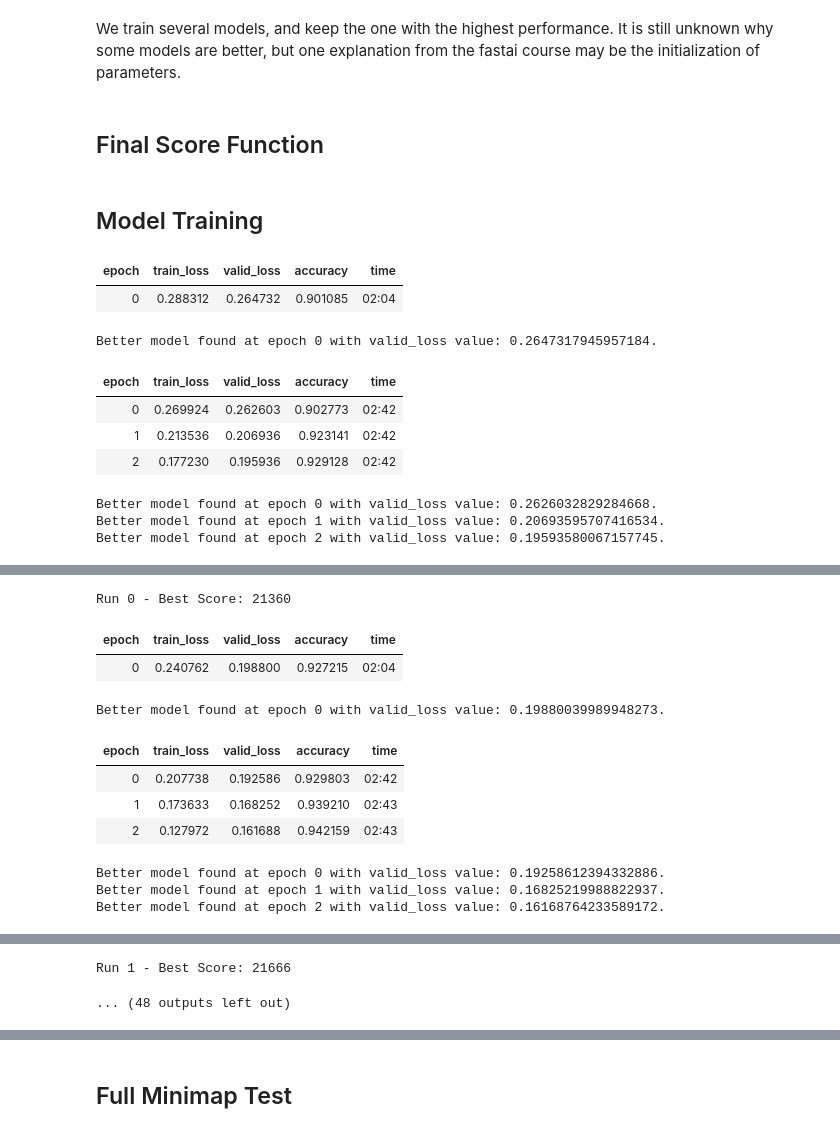
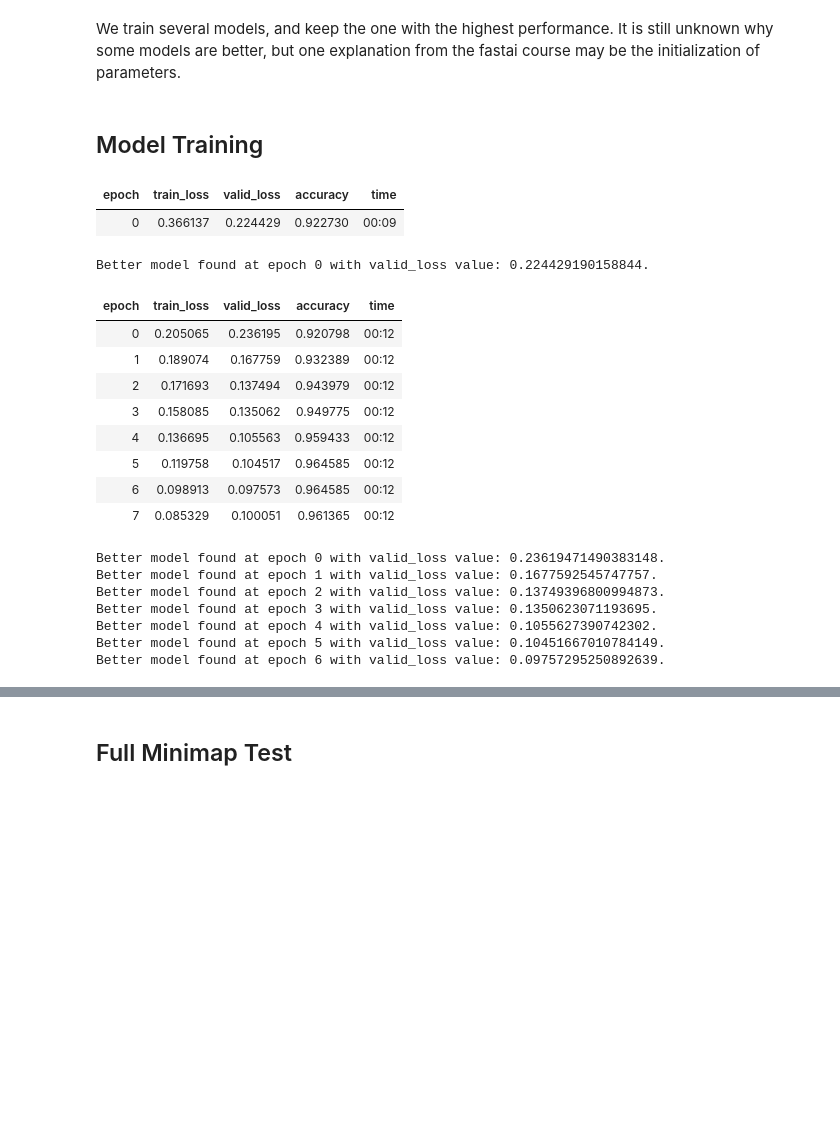
Before and after one commit to isaacshannon/lol-notebooks, a Jupyter notebook: nb_locator.ipynb, the cells around one changed output, grey strips where cells are left out. Cells and saved outputs as stored; diff of their text form; code cells hidden in the pictures; blank space fills up the shorter version.

```diff
--- a/nb_locator.ipynb
+++ b/nb_locator.ipynb
@@ -58,8 +116,8 @@ for d in data_directories:
 # %% [markdown]
 Collect the 30x30 images which were split from in-game mini-maps. The model predicts if a player is present in the center 10x10 pixels, the extra image around the center 10x10 gives more context for the model's prediction.
 # %%
-tfms = [[rand_zoom(p=1.0)], []]
+tfms = get_transforms(max_rotate=45, max_zoom=1.1, max_warp=None)
 data = ImageDataBunch.from_folder(
-    data_dir+"/newdata", classes=["red", "blue", "blue-red", "terrain"], bs=256, ds_tfms=tfms)
-data.show_batch()
+    data_dir+"/data", classes=["player", "terrain"], bs=64, ds_tfms=tfms)
+data.show_batch(1)
 # %% [output]
@@ -68,5 +126,3 @@ data.show_batch()
 # Train the Model
 # %% [markdown]
 We train several models, and keep the one with the highest performance. It is still unknown why some models are better, but one explanation from the fastai course may be the initialization of parameters.
-# %% [markdown]
-## Final Score Function
@@ -84,32 +129,32 @@ def get_score(learn):
 # %% [markdown]
 ## Model Training
 # %%
-best_learn = None
-best_score = 0
 lr = 0.02
 
-for i in range(0, 10):
-    learn = create_cnn(data, models.resnet101, metrics=[accuracy])
-    gc.collect()
-    learn.callbacks = [SaveModelCallback(
-        learn, every='improvement', mode='min', name='best')]
-    learn.fit_one_cycle(1, lr)
-    learn.unfreeze()
-    learn.fit_one_cycle(3, slice(1e-6, lr/5))
-
-    new_score = get_score(learn)
-    if new_score > best_score or not best_learn:
-        best_learn = learn
-        best_score = new_score
-    print(f'Run {i} - Best Score: {best_score}')
+learn = create_cnn(data, models.resnet101, metrics=[accuracy])
+gc.collect()
+learn.callbacks = [SaveModelCallback(
+    learn, every='improvement', mode='min', name='best')]
+learn.fit_one_cycle(1, lr)
+learn.unfreeze()
+learn.fit_one_cycle(8, slice(1e-6, lr/5))
 # %% [output]
 | epoch | train_loss | valid_loss | accuracy | time |
-| 0 | 0.288312 | 0.264732 | 0.901085 | 02:04 |
+| 0 | 0.366137 | 0.224429 | 0.922730 | 00:09 |
-Better model found at epoch 0 with valid_loss value: 0.2647317945957184.
+Better model found at epoch 0 with valid_loss value: 0.224429190158844.
 | epoch | train_loss | valid_loss | accuracy | time |
-| 0 | 0.269924 | 0.262603 | 0.902773 | 02:42 |
-| 1 | 0.213536 | 0.206936 | 0.923141 | 02:42 |
-| 2 | 0.177230 | 0.195936 | 0.929128 | 02:42 |
+| 0 | 0.205065 | 0.236195 | 0.920798 | 00:12 |
+| 1 | 0.189074 | 0.167759 | 0.932389 | 00:12 |
+| 2 | 0.171693 | 0.137494 | 0.943979 | 00:12 |
+| 3 | 0.158085 | 0.135062 | 0.949775 | 00:12 |
+| 4 | 0.136695 | 0.105563 | 0.959433 | 00:12 |
+| 5 | 0.119758 | 0.104517 | 0.964585 | 00:12 |
+| 6 | 0.098913 | 0.097573 | 0.964585 | 00:12 |
+| 7 | 0.085329 | 0.100051 | 0.961365 | 00:12 |
-Better model found at epoch 0 with valid_loss value: 0.2626032829284668.
-Better model found at epoch 1 with valid_loss value: 0.20693595707416534.
-Better model found at epoch 2 with valid_loss value: 0.19593580067157745.
+Better model found at epoch 0 with valid_loss value: 0.23619471490383148.
+Better model found at epoch 1 with valid_loss value: 0.1677592545747757.
+Better model found at epoch 2 with valid_loss value: 0.13749396800994873.
+Better model found at epoch 3 with valid_loss value: 0.1350623071193695.
+Better model found at epoch 4 with valid_loss value: 0.1055627390742302.
+Better model found at epoch 5 with valid_loss value: 0.10451667010784149.
+Better model found at epoch 6 with valid_loss value: 0.09757295250892639.
@@ -117,11 +160,0 @@ Better model found at epoch 2 with valid_loss value: 0.19593580067157745.
-Run 0 - Best Score: 21360
-| epoch | train_loss | valid_loss | accuracy | time |
-| 0 | 0.240762 | 0.198800 | 0.927215 | 02:04 |
-Better model found at epoch 0 with valid_loss value: 0.19880039989948273.
-| epoch | train_loss | valid_loss | accuracy | time |
-| 0 | 0.207738 | 0.192586 | 0.929803 | 02:42 |
-| 1 | 0.173633 | 0.168252 | 0.939210 | 02:43 |
-| 2 | 0.127972 | 0.161688 | 0.942159 | 02:43 |
-Better model found at epoch 0 with valid_loss value: 0.19258612394332886.
-Better model found at epoch 1 with valid_loss value: 0.16825219988822937.
-Better model found at epoch 2 with valid_loss value: 0.16168764233589172.
@@ -129,2 +160,0 @@ Better model found at epoch 2 with valid_loss value: 0.16168764233589172.
-Run 1 - Best Score: 21666
-... (48 outputs left out)
```
Also changed, not shown: parts of 19 cells of this notebook, 2 other files.
